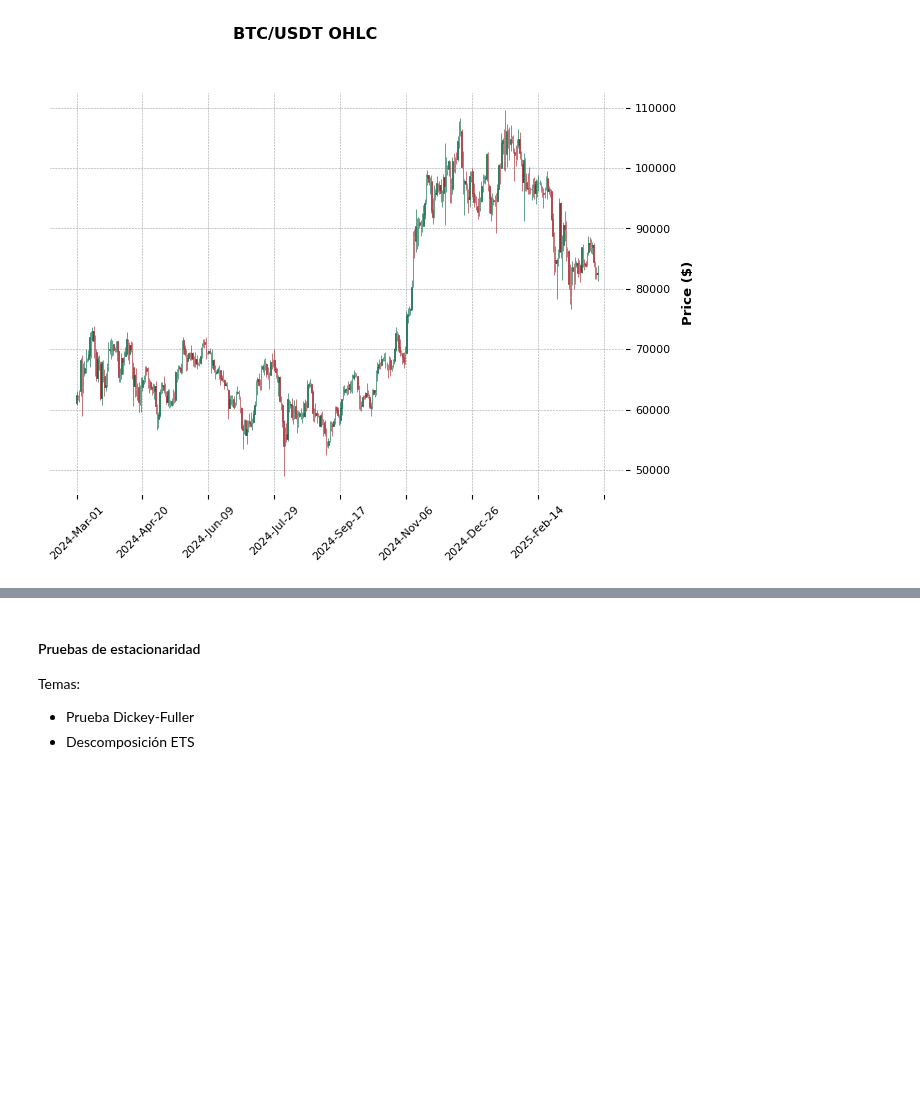
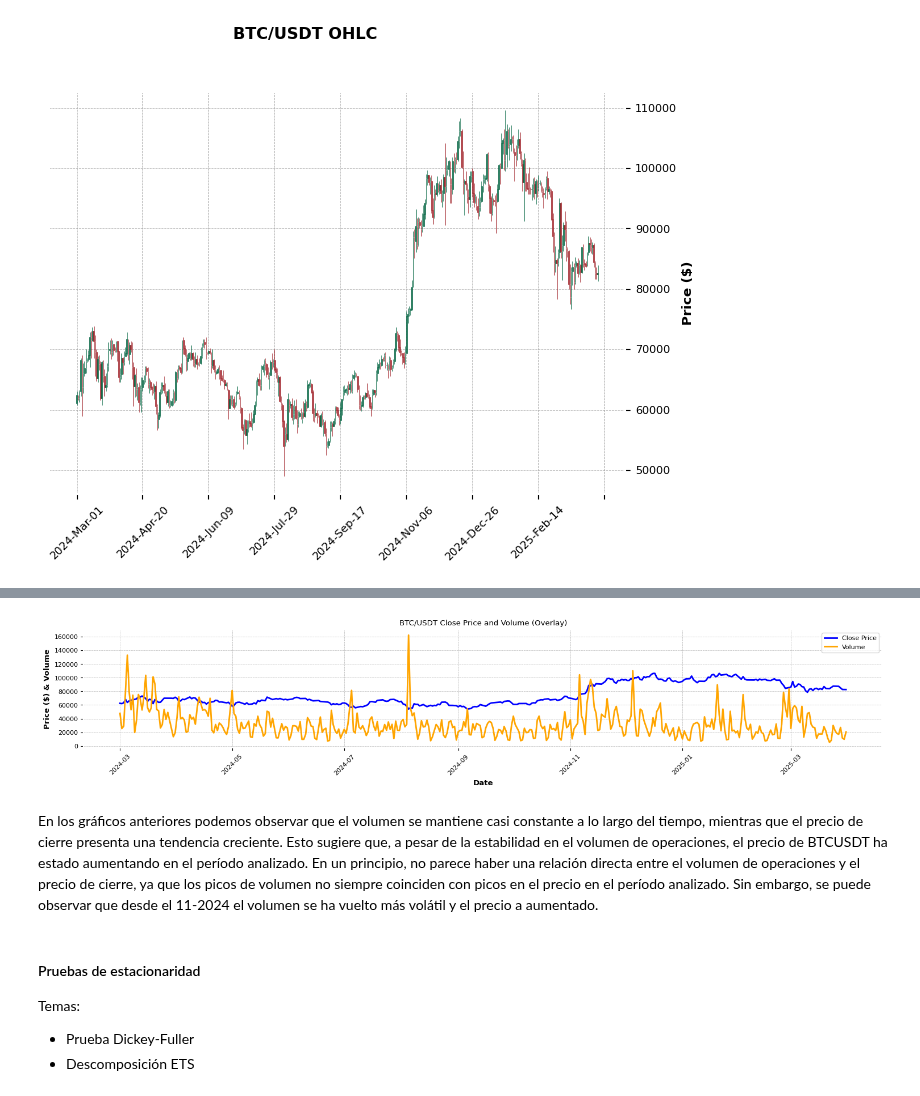
Before and after one commit to brunomaso1/uba-mia, a Jupyter notebook: mia-ast1/Trabajo final/tp-final.ipynb, the cells around one changed output, grey strips where cells are left out. Cells and saved outputs as stored; diff of their text form; code cells hidden in the pictures; blank space fills up the shorter version.

```diff
--- a/mia-ast1/Trabajo final/tp-final.ipynb
+++ b/mia-ast1/Trabajo final/tp-final.ipynb
@@ -308,3 +390,20 @@ mpf.plot(df_ohlc, type="candle", style=style, title="BTC/USDT OHLC", ylabel="Pri
+# %%
+# Graficamos uno sobre el otro
+plt.figure(figsize=(15, 3))
+plt.plot(df["Open Time"], df["Close"], label="Close Price", color="blue")
+plt.plot(df["Open Time"], df["Volume"], label="Volume", color="orange")
+plt.title("BTC/USDT Close Price and Volume (Overlay)")
+plt.ylabel("Price ($) & Volume")
+plt.xticks(rotation=45)
+plt.legend()
+plt.tight_layout()
+plt.xlabel("Date")
+
+plt.show()
+# %% [output]
+[figure, added]
+# %% [markdown]
+En los gráficos anteriores podemos observar que el volumen se mantiene casi constante a lo largo del tiempo, mientras que el precio de cierre presenta una tendencia creciente. Esto sugiere que, a pesar de la estabilidad en el volumen de operaciones, el precio de BTCUSDT ha estado aumentando en el período analizado. En un principio, no parece haber una relación directa entre el volumen de operaciones y el precio de cierre, ya que los picos de volumen no siempre coinciden con picos en el precio en el período analizado. Sin embargo, se puede observar que desde el 11-2024 el volumen se ha vuelto más volátil y el precio a aumentado.
 # %% [markdown]
 #### Pruebas de estacionaridad
 
```
Also changed, not shown: parts of 14 cells of this notebook.
